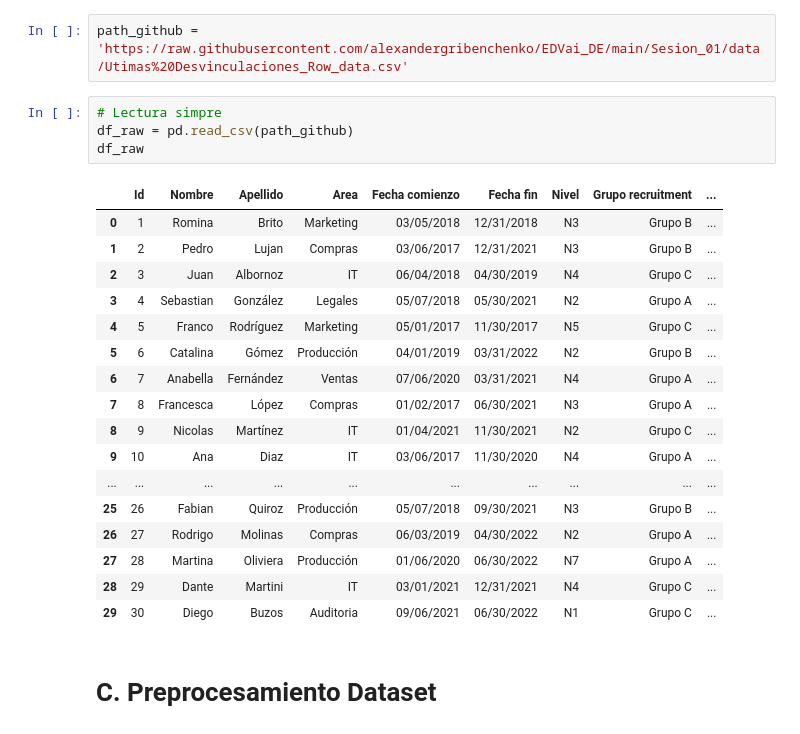
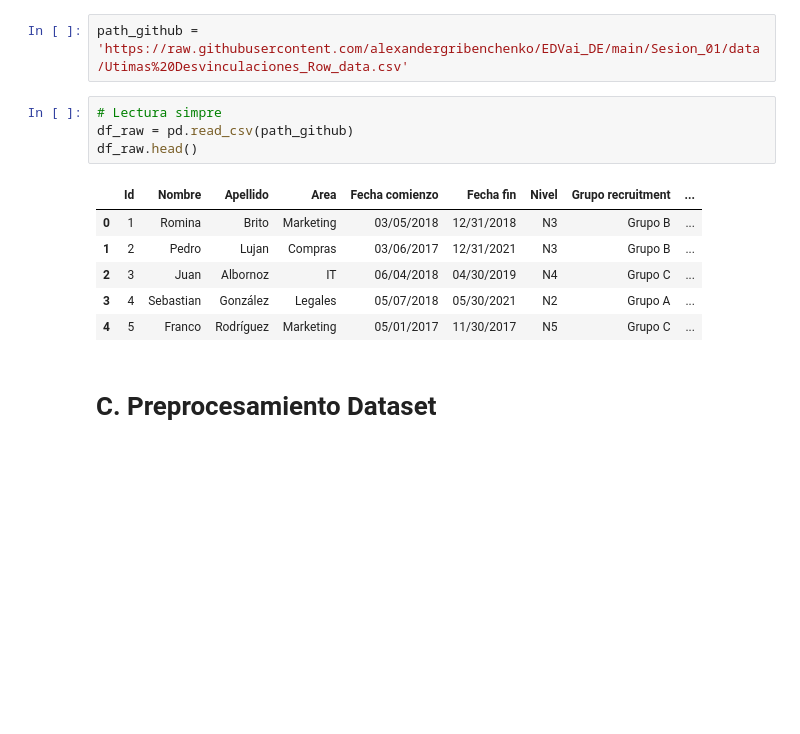
Before and after one commit to alexandergribenchenko/Bootcamp_DE_Sesion_01, a Jupyter notebook: NB_Sesion_01_Alexander.ipynb, the cells around one changed output. Drawn from its saved outputs; the diff is of its cells as text; blank space fills up the shorter version.

```diff
--- a/NB_Sesion_01_Alexander.ipynb
+++ b/NB_Sesion_01_Alexander.ipynb
@@ -18,25 +18,14 @@ path_github = 'https://raw.githubusercontent.com/alexandergribenchenko/EDVai_DE/
 # %%
 # Lectura simpre
 df_raw = pd.read_csv(path_github)
-df_raw
+df_raw.head()
 # %% [output]
 |  | Id | Nombre | Apellido | Area | Fecha comienzo | Fecha fin | Nivel | Grupo recruitment | ... |
 | 0 | 1 | Romina | Brito | Marketing | 03/05/2018 | 12/31/2018 | N3 | Grupo B | ... |
 | 1 | 2 | Pedro | Lujan | Compras | 03/06/2017 | 12/31/2021 | N3 | Grupo B | ... |
 | 2 | 3 | Juan | Albornoz | IT | 06/04/2018 | 04/30/2019 | N4 | Grupo C | ... |
 | 3 | 4 | Sebastian | González | Legales | 05/07/2018 | 05/30/2021 | N2 | Grupo A | ... |
 | 4 | 5 | Franco | Rodríguez | Marketing | 05/01/2017 | 11/30/2017 | N5 | Grupo C | ... |
-| 5 | 6 | Catalina | Gómez | Producción | 04/01/2019 | 03/31/2022 | N2 | Grupo B | ... |
-| 6 | 7 | Anabella | Fernández | Ventas | 07/06/2020 | 03/31/2021 | N4 | Grupo A | ... |
-| 7 | 8 | Francesca | López | Compras | 01/02/2017 | 06/30/2021 | N3 | Grupo A | ... |
-| 8 | 9 | Nicolas | Martínez | IT | 01/04/2021 | 11/30/2021 | N2 | Grupo C | ... |
-| 9 | 10 | Ana | Diaz | IT | 03/06/2017 | 11/30/2020 | N4 | Grupo A | ... |
-| ... | ... | ... | ... | ... | ... | ... | ... | ... | ... |
-| 25 | 26 | Fabian | Quiroz | Producción | 05/07/2018 | 09/30/2021 | N3 | Grupo B | ... |
-| 26 | 27 | Rodrigo | Molinas | Compras | 06/03/2019 | 04/30/2022 | N2 | Grupo A | ... |
-| 27 | 28 | Martina | Oliviera | Producción | 01/06/2020 | 06/30/2022 | N7 | Grupo A | ... |
-| 28 | 29 | Dante | Martini | IT | 03/01/2021 | 12/31/2021 | N4 | Grupo C | ... |
-| 29 | 30 | Diego | Buzos | Auditoria | 09/06/2021 | 06/30/2022 | N1 | Grupo C | ... |
 # %% [markdown]
 # C. Preprocesamiento Dataset
 # %%
```
Also changed, not shown: parts of 41 cells of this notebook.
